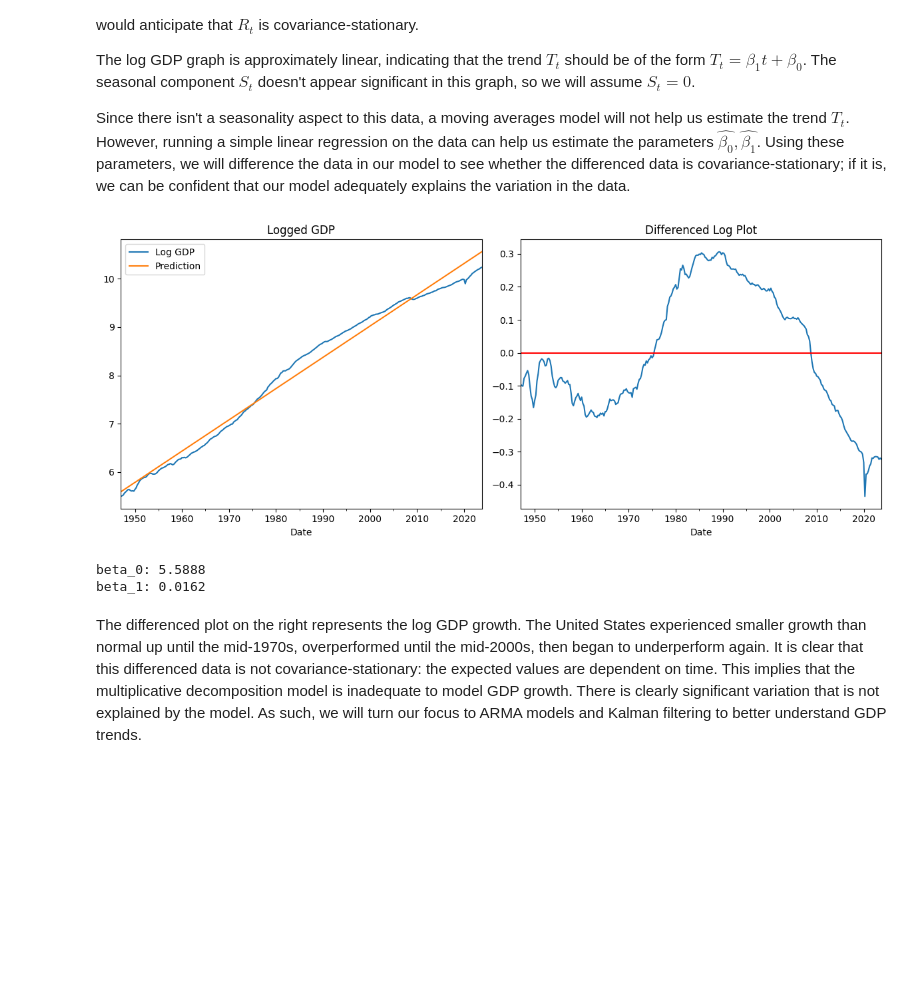
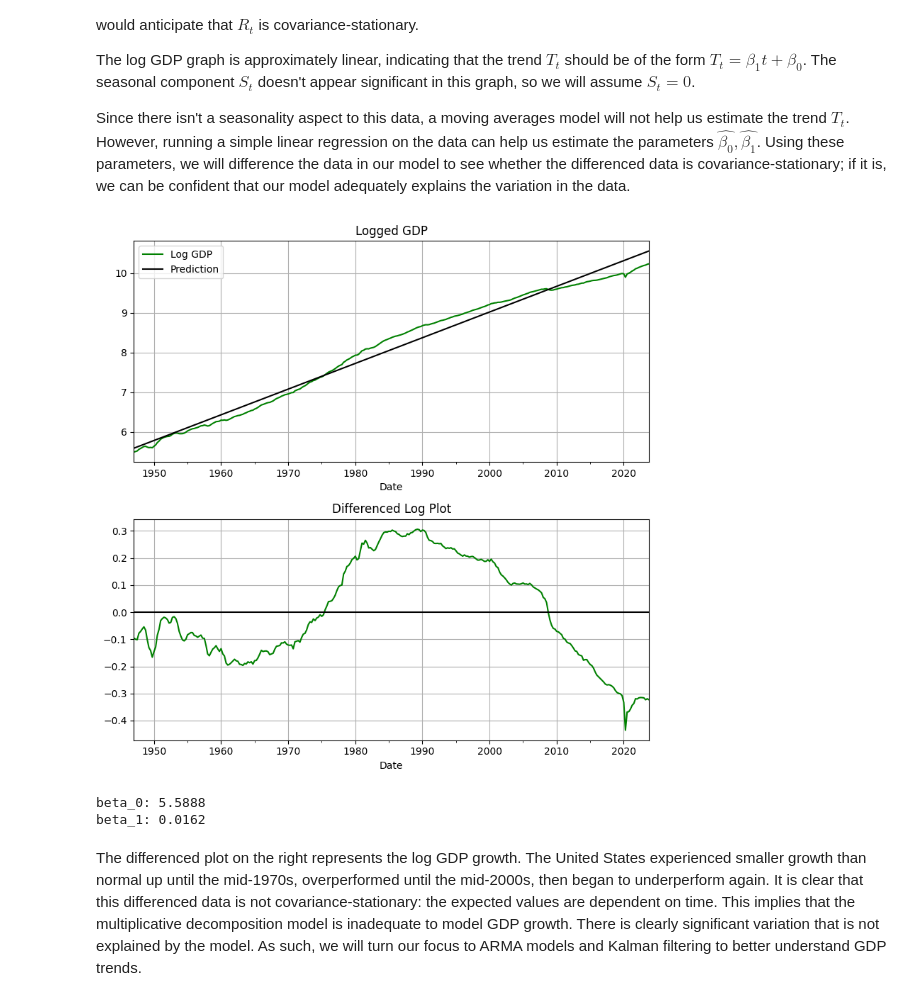
Before and after one commit to addmelo/ACME, a Jupyter notebook: InitialGDPModel.ipynb, the cells around one changed output. Cells and saved outputs as stored; diff of their text form; code cells hidden in the pictures; blank space fills up the shorter version.

```diff
--- a/InitialGDPModel.ipynb
+++ b/InitialGDPModel.ipynb
@@ -35,17 +35,19 @@ We begin with a preliminary analysis of GDP trends using a classical decompositi
 The figure below shows the GDP trends of the United States in every quarter from 1947-2023.
 # %%
 # Plot initial results
-fig, axs = plt.subplots(1,2, figsize=(12,5))
+fig, axs = plt.subplots(2,1, figsize=(8,8))
 plt.gca().yaxis.get_offset_text().set_visible(False)
-USA.plot(y="GDP", ax=axs[0], use_index=True, legend=False)
+USA.plot(y="GDP", ax=axs[0], use_index=True, legend=False, color="green")
 #JAPAN.plot(x="Year", y="GDP", ax=axs[0], label="Japan")
 axs[0].set_title("GDP For the United States: 1947-2023")
 axs[0].set_ylabel("Billions ($)")
+axs[0].grid()
 
 # Plot the logged models
-USA.plot(y="log_GDP", ax=axs[1], use_index=True, legend=False)
+USA.plot(y="log_GDP", ax=axs[1], use_index=True, legend=False, color='green')
 axs[1].set_title("Log GDP For the United States: 1947-2023")
-#axs[1].set_ylabel("GDP ($)")
+axs[1].grid()
+axs[1].set_ylabel("Log GDP")
 plt.gca().yaxis.get_offset_text().set_visible(False)
 #plt.suptitle("Figure GDPFIGURE")
 plt.tight_layout()
@@ -68,35 +70,37 @@ Since there isn't a seasonality aspect to this data, a moving averages model wil
 # %%
 def FitTrendAndPlot(df):
     '''df - the dataframe of the country data'''
     y = df[['log_GDP']].reset_index(drop=True)
     X = sm.add_constant(y.index)
     model = sm.OLS(y, X).fit()
     modelPrediction = model.predict(X)
     df['ModelPrediction'] = modelPrediction
 
     # Plot the results, both logged and the original
-    fig, axs = plt.subplots(1,2, figsize=(12,5))
-    df.plot(y='log_GDP', ax=axs[0], label="Log GDP", use_index=True)
-    df.plot(y='ModelPrediction', ax=axs[0], label="Prediction", use_index=True)
+    fig, axs = plt.subplots(2,1, figsize=(8,8))
+    df.plot(y='log_GDP', ax=axs[0], color='green', label="Log GDP", use_index=True)
+    df.plot(y='ModelPrediction', ax=axs[0], label="Prediction", color="black", use_index=True)
     axs[0].set_title(f"Logged GDP")
+    axs[0].grid()
     axs[0].legend()
 
     # De-trend the plots
     df['detrended_log_GDP'] = df['log_GDP'] - modelPrediction
-    df.plot(y='detrended_log_GDP', ax=axs[1], legend=False, use_index=True)
-    axs[1].plot(df.index, np.zeros(len(df.index)), 'r-')
+    df.plot(y='detrended_log_GDP', ax=axs[1], legend=False, use_index=True, color='green')
+    axs[1].plot(df.index, np.zeros(len(df.index)), 'k-')
     axs[1].set_title("Differenced Log Plot")
+    axs[1].grid()
 
     plt.tight_layout()
     plt.show()
 
     return model
 
 modelUSA = FitTrendAndPlot(USA)
 print(f"beta_0: {modelUSA.params[0].round(4)}")
 print(f"beta_1: {modelUSA.params[1].round(4)}")
 # %% [output]
-[figure, old version]
+[figure, new version]
 beta_0: 5.5888
 beta_1: 0.0162
 # %% [markdown]
```
Also changed, not shown: parts of 1 cell of this notebook, 6 other files.
